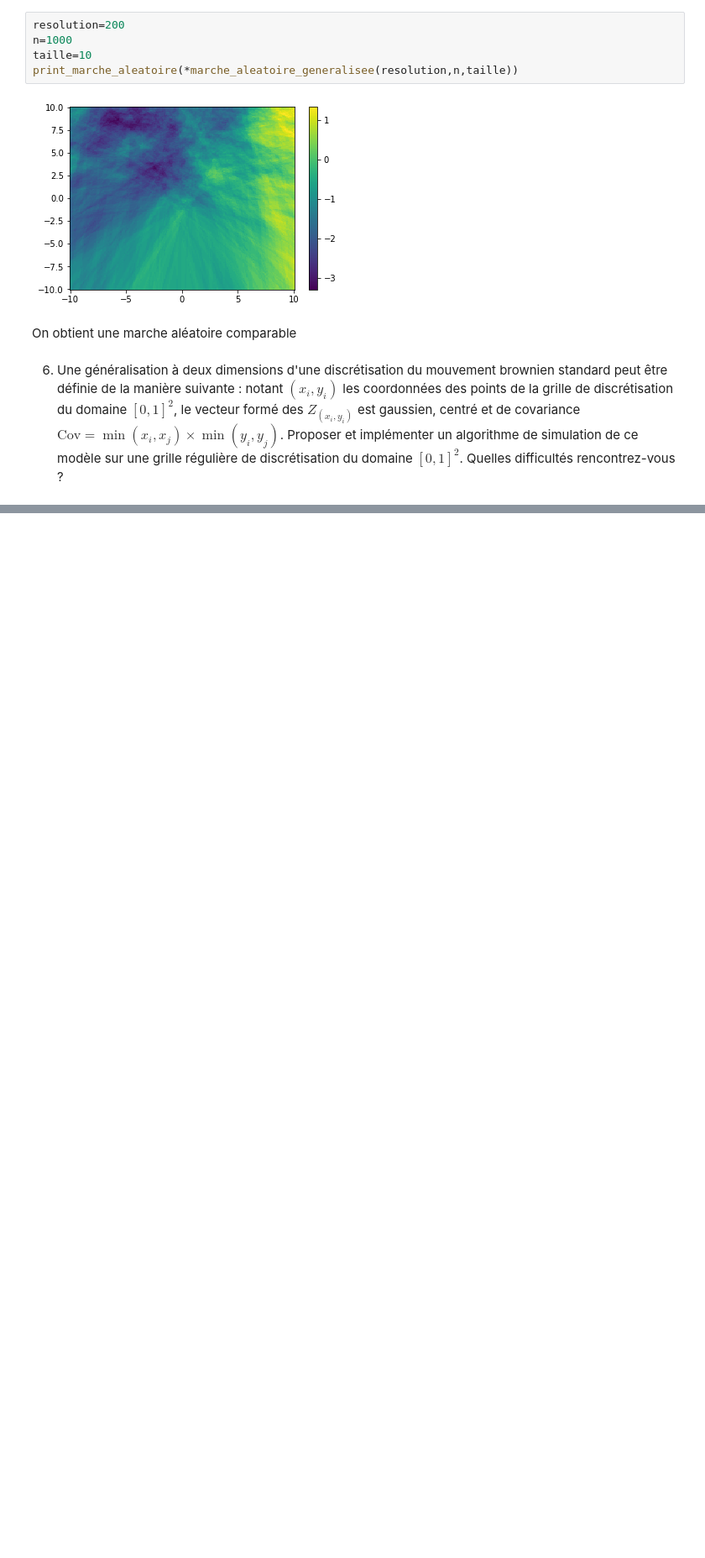
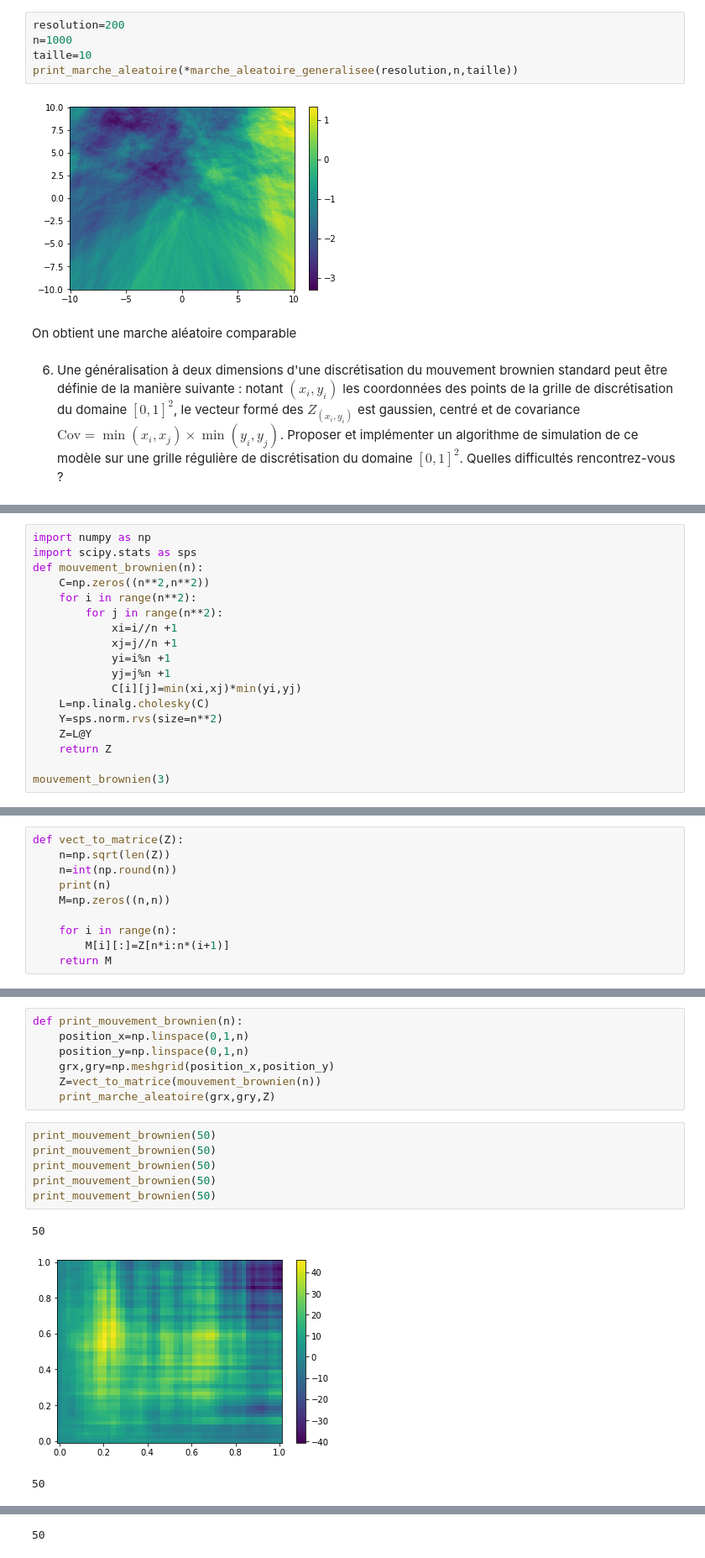
Before and after one commit to Joris-Landais/pojet_num-rique_proba, a Jupyter notebook: Projet numérique de Probabilités 2022 - enonce.ipynb, the cells around one changed output, grey strips where cells are left out. Shown at 84% size. Saved outputs shown, nothing was run; the diff lists cells and outputs as text; blank space fills up the shorter version.

```diff
--- a/Projet numérique de Probabilités 2022 - enonce.ipynb
+++ b/Projet numérique de Probabilités 2022 - enonce.ipynb
@@ -552,0 +544,18 @@ mouvement_brownien(10)
+# %%
+import numpy as np
+import scipy.stats as sps
+def mouvement_brownien(n):
+    C=np.zeros((n**2,n**2))
+    for i in range(n**2):
+        for j in range(n**2):
+            xi=i//n +1
+            xj=j//n +1
+            yi=i%n +1
+            yj=j%n +1
+            C[i][j]=min(xi,xj)*min(yi,yj)
+    L=np.linalg.cholesky(C)
+    Y=sps.norm.rvs(size=n**2)
+    Z=L@Y
+    return Z
+
+mouvement_brownien(3)
@@ -552,0 +565,10 @@ mouvement_brownien(10)
+# %%
+def vect_to_matrice(Z):
+    n=np.sqrt(len(Z))
+    n=int(np.round(n))
+    print(n)
+    M=np.zeros((n,n))
+
+    for i in range(n):
+        M[i][:]=Z[n*i:n*(i+1)]
+    return M
@@ -552,0 +580,17 @@ mouvement_brownien(10)
+# %%
+def print_mouvement_brownien(n):
+    position_x=np.linspace(0,1,n)
+    position_y=np.linspace(0,1,n)
+    grx,gry=np.meshgrid(position_x,position_y)
+    Z=vect_to_matrice(mouvement_brownien(n))
+    print_marche_aleatoire(grx,gry,Z)
+# %%
+print_mouvement_brownien(50)
+print_mouvement_brownien(50)
+print_mouvement_brownien(50)
+print_mouvement_brownien(50)
+print_mouvement_brownien(50)
+# %% [output]
+50
+[figure, added]
+50
@@ -552,0 +598 @@ mouvement_brownien(10)
+50
```
Also changed, not shown: parts of 7 cells of this notebook.
